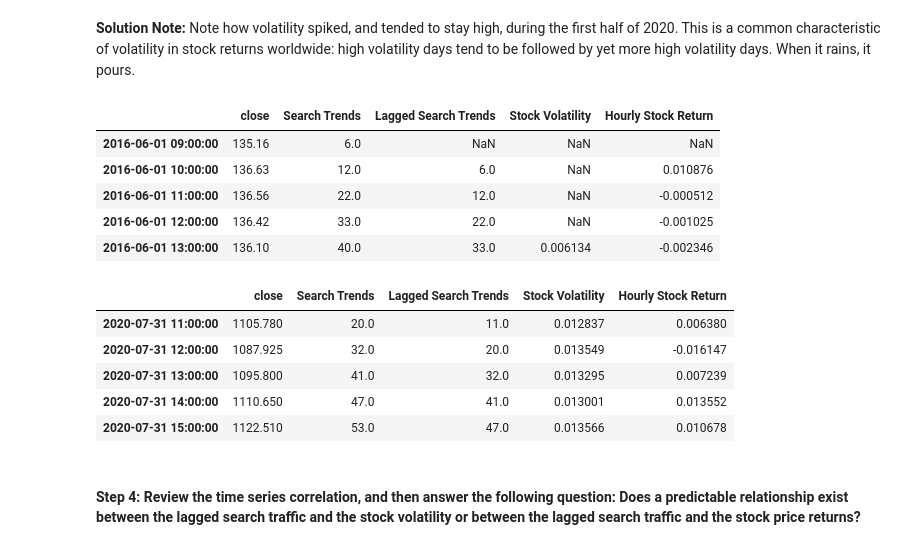
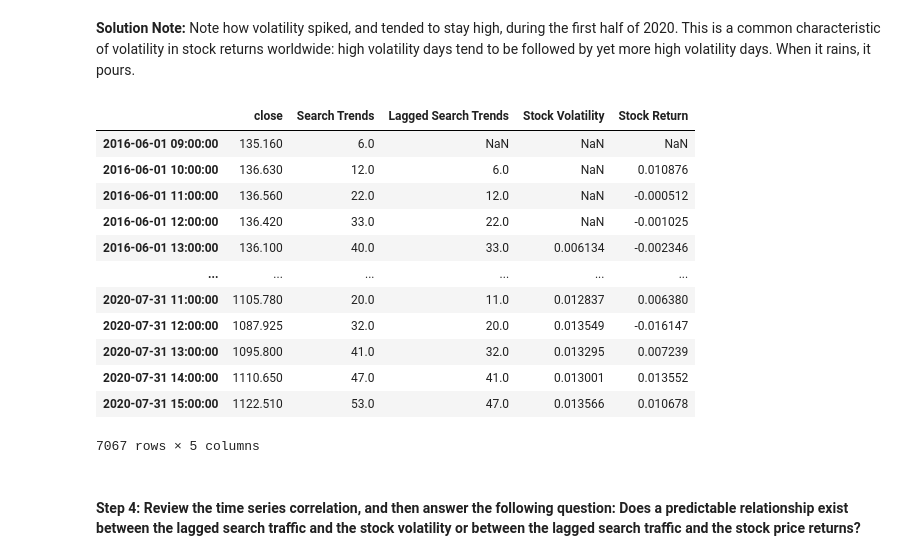
Before and after one commit to JustinFisher22/prophet-challenge, a Jupyter notebook: forecasting_net_prophet.ipynb, the cells around one changed output. Saved outputs shown, nothing was run; the diff lists cells and outputs as text; code cells hidden in the pictures.

```diff
--- a/forecasting_net_prophet.ipynb
+++ b/forecasting_net_prophet.ipynb
@@ -333,22 +333,24 @@ mercado_stock_trends_df["Stock Volatility"].plot(figsize=(6, 4))
 # %%
 # Create a new column in the mercado_stock_trends_df DataFrame called Hourly Stock Return
 # This column should calculate hourly return percentage of the closing price
-mercado_stock_trends_df["Hourly Stock Return"] =
+mercado_stock_trends_df["Hourly Stock Return"] = mercado_stock_trends_df["close"].pct_change()
 # %%
 # View the first and last five rows of the mercado_stock_trends_df DataFrame
+mercado_stock_trends_df
 # %% [output]
-|  | close | Search Trends | Lagged Search Trends | Stock Volatility | Hourly Stock Return |
-| 2016-06-01 09:00:00 | 135.16 | 6.0 | NaN | NaN | NaN |
-| 2016-06-01 10:00:00 | 136.63 | 12.0 | 6.0 | NaN | 0.010876 |
-| 2016-06-01 11:00:00 | 136.56 | 22.0 | 12.0 | NaN | -0.000512 |
-| 2016-06-01 12:00:00 | 136.42 | 33.0 | 22.0 | NaN | -0.001025 |
-| 2016-06-01 13:00:00 | 136.10 | 40.0 | 33.0 | 0.006134 | -0.002346 |
+|  | close | Search Trends | Lagged Search Trends | Stock Volatility | Stock Return |
+| 2016-06-01 09:00:00 | 135.160 | 6.0 | NaN | NaN | NaN |
+| 2016-06-01 10:00:00 | 136.630 | 12.0 | 6.0 | NaN | 0.010876 |
+| 2016-06-01 11:00:00 | 136.560 | 22.0 | 12.0 | NaN | -0.000512 |
+| 2016-06-01 12:00:00 | 136.420 | 33.0 | 22.0 | NaN | -0.001025 |
+| 2016-06-01 13:00:00 | 136.100 | 40.0 | 33.0 | 0.006134 | -0.002346 |
+| ... | ... | ... | ... | ... | ... |
+| 2020-07-31 11:00:00 | 1105.780 | 20.0 | 11.0 | 0.012837 | 0.006380 |
+| 2020-07-31 12:00:00 | 1087.925 | 32.0 | 20.0 | 0.013549 | -0.016147 |
+| 2020-07-31 13:00:00 | 1095.800 | 41.0 | 32.0 | 0.013295 | 0.007239 |
+| 2020-07-31 14:00:00 | 1110.650 | 47.0 | 41.0 | 0.013001 | 0.013552 |
+| 2020-07-31 15:00:00 | 1122.510 | 53.0 | 47.0 | 0.013566 | 0.010678 |
-|  | close | Search Trends | Lagged Search Trends | Stock Volatility | Hourly Stock Return |
-| 2020-07-31 11:00:00 | 1105.780 | 20.0 | 11.0 | 0.012837 | 0.006380 |
-| 2020-07-31 12:00:00 | 1087.925 | 32.0 | 20.0 | 0.013549 | -0.016147 |
-| 2020-07-31 13:00:00 | 1095.800 | 41.0 | 32.0 | 0.013295 | 0.007239 |
-| 2020-07-31 14:00:00 | 1110.650 | 47.0 | 41.0 | 0.013001 | 0.013552 |
-| 2020-07-31 15:00:00 | 1122.510 | 53.0 | 47.0 | 0.013566 | 0.010678 |
+7067 rows × 5 columns
 # %% [markdown]
 #### Step 4: Review the time series correlation, and then answer the following question: Does a predictable relationship exist between the lagged search traffic and the stock volatility or between the lagged search traffic and the stock price returns?
 # %%
```
